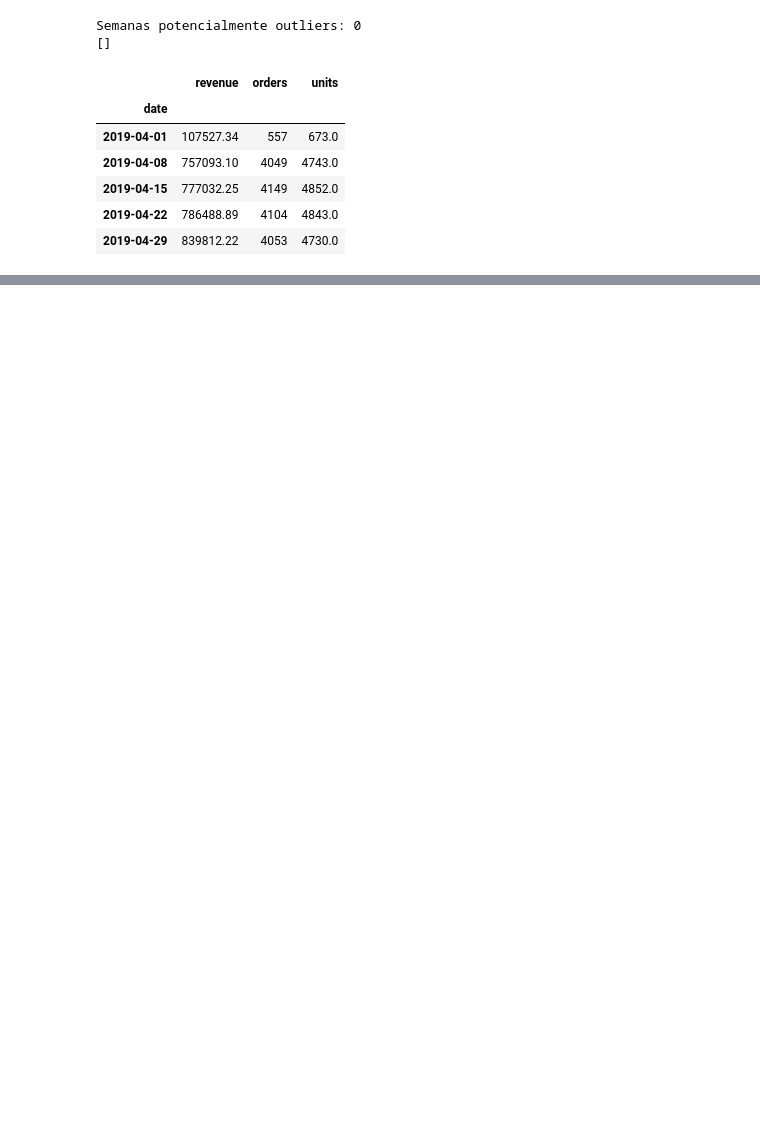
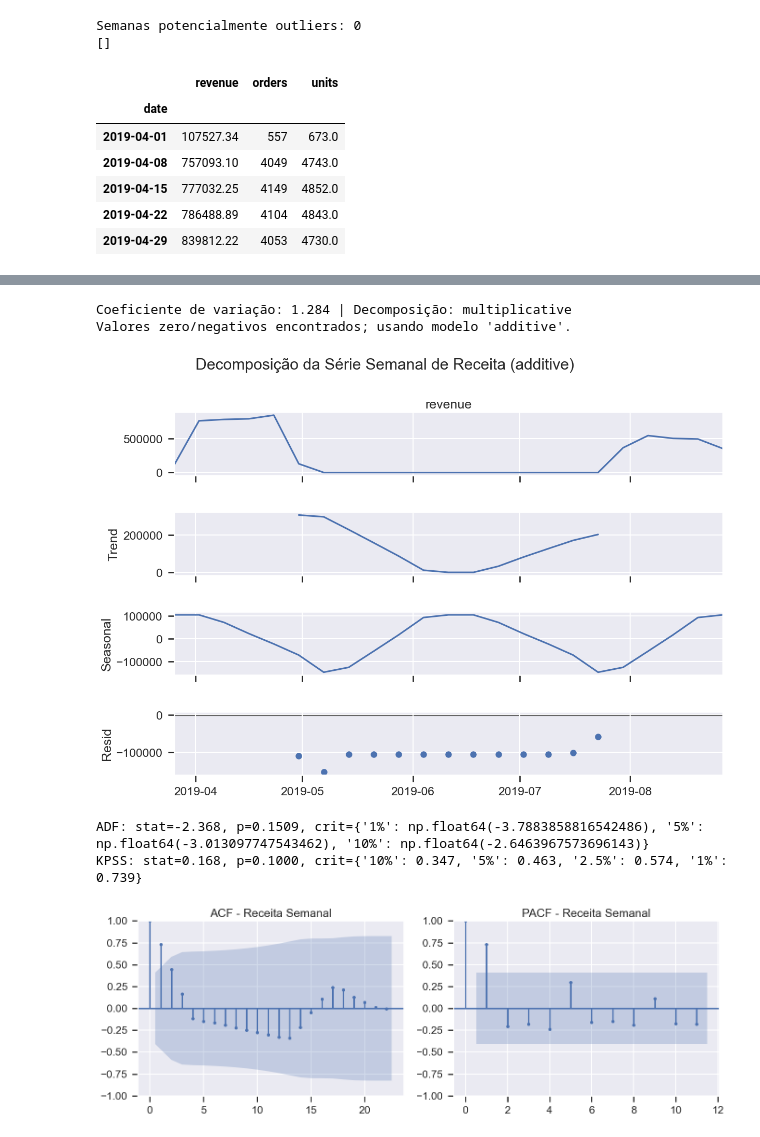
Before and after one commit to codewithsouza/Analise-Preditiva, a Jupyter notebook: guia_series_temporais_ecommerce.ipynb, the cells around one changed output, grey strips where cells are left out. Drawn from its saved outputs; the diff is of its cells as text; code cells hidden in the pictures; blank space fills up the shorter version.

```diff
--- a/guia_series_temporais_ecommerce.ipynb
+++ b/guia_series_temporais_ecommerce.ipynb
@@ -217,38 +345,59 @@ AttributeError: 'DatetimeIndex' object has no attribute 'week'
 # %%
 # 5) Decomposição (aditiva e multiplicativa) e testes de estacionariedade
 
 series = weekly_clean["revenue"].copy()
 series.index = pd.PeriodIndex(series.index, freq="W-MON").to_timestamp()
+series_clean = series.dropna()
 
 # Escolha do modelo de decomposição baseada na variação relativa
-cv = series.std() / (series.mean() + 1e-9)
+cv = series_clean.std() / (series_clean.mean() + 1e-9)
 model_type = "multiplicative" if cv > 0.3 else "additive"
 print(f"Coeficiente de variação: {cv:.3f} | Decomposição: {model_type}")
 
-try:
-    decomp = seasonal_decompose(series, model=model_type, period=52)
-    fig = decomp.plot()
-    fig.set_size_inches(14, 9)
-    plt.suptitle("Decomposição da Série Semanal de Receita", y=1.02)
-    plt.show()
-except Exception as e:
-    print("Falha na decomposição (dados insuficientes?):", e)
+seasonal_period = min(52, max(2, len(series_clean) // 2))
+if len(series_clean) < seasonal_period * 2:
+    print("Série curta para decomposição sazonal (precisa de >= 2 ciclos).")
+else:
+    safe_model = model_type
+    if safe_model == "multiplicative" and (series_clean <= 0).any():
+        print("Valores zero/negativos encontrados; usando modelo 'additive'.")
+        safe_model = "additive"
+    try:
+        decomp = seasonal_decompose(series_clean, model=safe_model, period=seasonal_period)
+        fig = decomp.plot()
+        fig.set_size_inches(14, 9)
+        plt.suptitle(f"Decomposição da Série Semanal de Receita ({safe_model})", y=1.02)
+        plt.show()
+    except Exception as e:
+        print("Falha na decomposição (dados insuficientes?):", e)
 
 # Teste ADF (H0: série tem raiz unitária -> não estacionária)
-adf_stat, adf_p, _, _, crit_vals, _ = adfuller(series.dropna(), autolag="AIC")
+adf_stat, adf_p, _, _, crit_vals, _ = adfuller(series_clean, autolag="AIC")
 print(f"ADF: stat={adf_stat:.3f}, p={adf_p:.4f}, crit={crit_vals}")
 
 # Teste KPSS (H0: série é estacionária ao redor de uma tendência)
 try:
-    kpss_stat, kpss_p, _, kpss_crit = kpss(series.dropna(), regression='c', nlags='auto')
+    kpss_stat, kpss_p, _, kpss_crit = kpss(series_clean, regression='c', nlags='auto')
     print(f"KPSS: stat={kpss_stat:.3f}, p={kpss_p:.4f}, crit={kpss_crit}")
 except Exception as e:
     print("Falha no KPSS:", e)
 
-fig, ax = plt.subplots(1, 2, figsize=(14, 5))
-plot_acf(series.dropna(), lags=30, ax=ax[0])
-plot_pacf(series.dropna(), lags=30, ax=ax[1])
-ax[0].set_title("ACF - Receita Semanal")
-ax[1].set_title("PACF - Receita Semanal")
-plt.tight_layout()
-plt.show()
+if len(series_clean) > 1:
+    acf_lags = max(1, min(30, len(series_clean) - 1))
+    pacf_lags = max(1, min(acf_lags, len(series_clean) // 2))
+    fig, ax = plt.subplots(1, 2, figsize=(14, 5))
+    plot_acf(series_clean, lags=acf_lags, ax=ax[0])
+    plot_pacf(series_clean, lags=pacf_lags, ax=ax[1])
+    ax[0].set_title("ACF - Receita Semanal")
+    ax[1].set_title("PACF - Receita Semanal")
+    plt.tight_layout()
+    plt.show()
+else:
+    print("Série insuficiente para plotar ACF/PACF.")
+# %% [output]
+Coeficiente de variação: 1.284 | Decomposição: multiplicative
+Valores zero/negativos encontrados; usando modelo 'additive'.
+[figure, added]
+ADF: stat=-2.368, p=0.1509, crit={'1%': np.float64(-3.7883858816542486), '5%': np.float64(-3.013097747543462), '10%': np.float64(-2.6463967573696143)}
+KPSS: stat=0.168, p=0.1000, crit={'10%': 0.347, '5%': 0.463, '2.5%': 0.574, '1%': 0.739}
+[figure, added]
```
Also changed, not shown: parts of 17 cells of this notebook, 1 other file.
